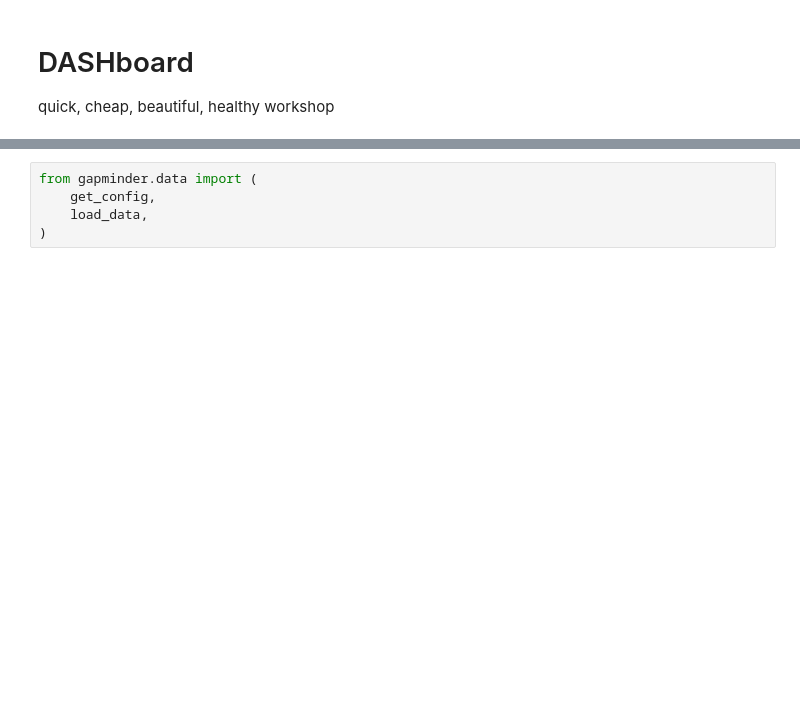
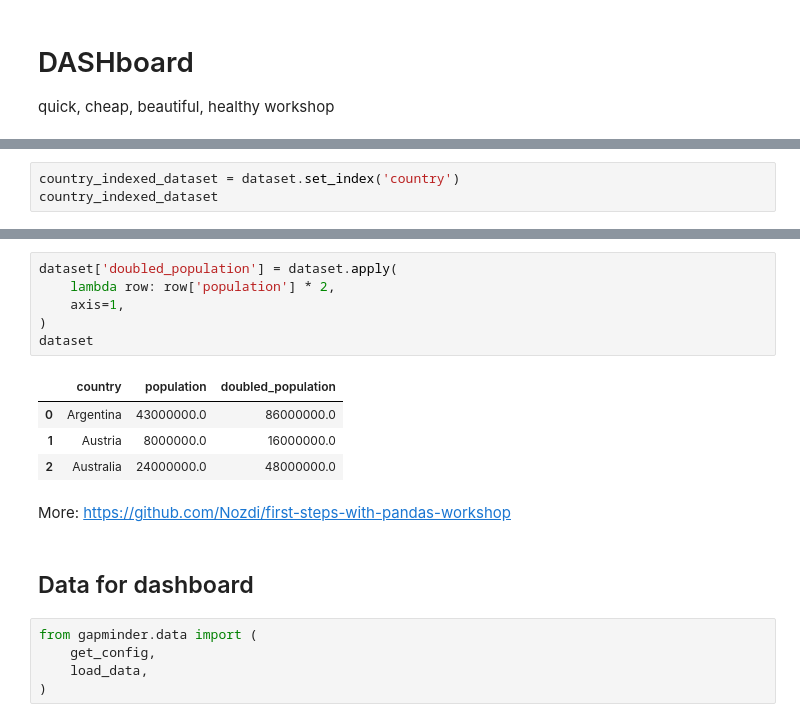
Before and after one commit to grechut/DASHboard, a Jupyter notebook: DASHboard.ipynb, the cells around one changed output, grey strips where cells are left out. Saved outputs shown, nothing was run; the diff lists cells and outputs as text; blank space fills up the shorter version.

```diff
--- a/DASHboard.ipynb
+++ b/DASHboard.ipynb
@@ -78,0 +162,3 @@ Pandas
+# %%
+country_indexed_dataset = dataset.set_index('country')
+country_indexed_dataset
@@ -79,3 +190,18 @@ Pandas
+# %%
+dataset['doubled_population'] = dataset.apply(
+    lambda row: row['population'] * 2,
+    axis=1,
+)
+dataset
+# %% [output]
+|  | country | population | doubled_population |
+| 0 | Argentina | 43000000.0 | 86000000.0 |
+| 1 | Austria | 8000000.0 | 16000000.0 |
+| 2 | Australia | 24000000.0 | 48000000.0 |
+# %% [markdown]
+More: https://github.com/Nozdi/first-steps-with-pandas-workshop
+# %% [markdown]
+## Data for dashboard
 # %%
 from gapminder.data import (
     get_config,
```
Also changed, not shown: parts of 51 cells of this notebook, 1 other file.
